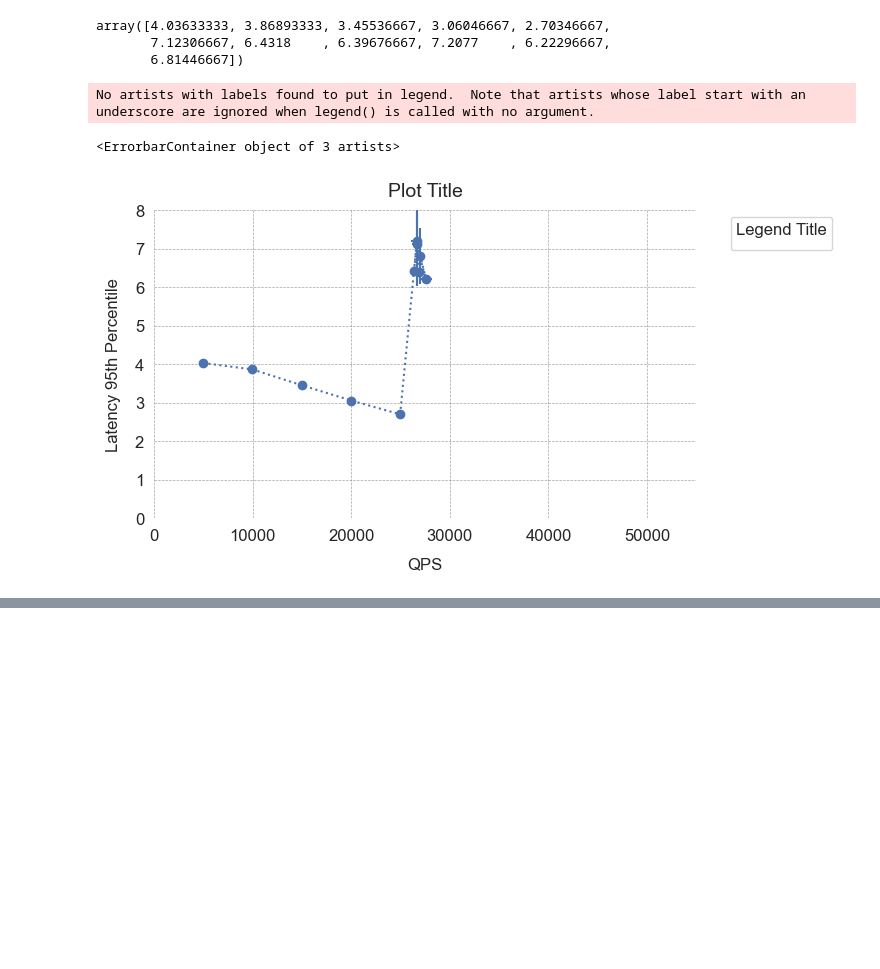
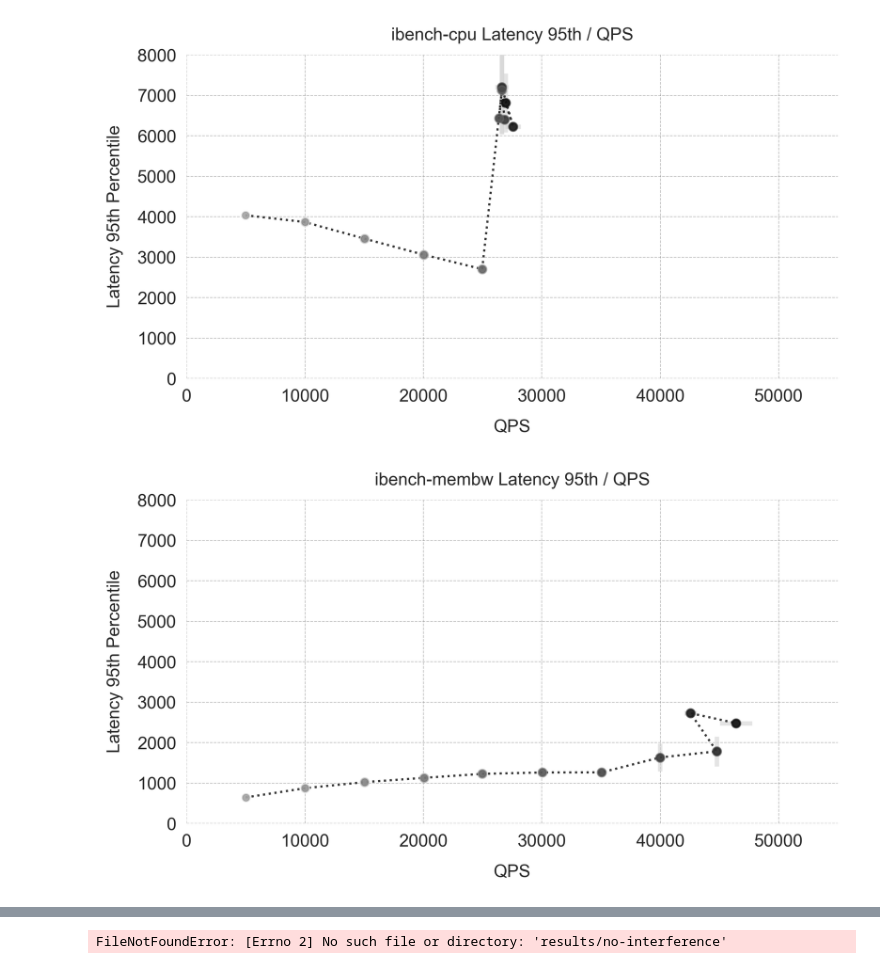
Before and after one commit to dennisjueni/cca-2024, a Jupyter notebook: projects/part1/plot_part1.ipynb, the cells around one changed output, grey strips where cells are left out. Drawn from its saved outputs; the diff is of its cells as text; code cells hidden in the pictures; blank space fills up the shorter version.

Commit message:
add plots

```diff
--- a/projects/part1/plot_part1.ipynb
+++ b/projects/part1/plot_part1.ipynb
@@ -57,29 +6,22 @@ qps_std = np.std(np.array([df1['QPS'], df2['QPS'], df3['QPS']]), axis=0)
-# %%
-p95_mean
-# %% [output]
-array([4.03633333, 3.86893333, 3.45536667, 3.06046667, 2.70346667,
-       7.12306667, 6.4318    , 6.39676667, 7.2077    , 6.22296667,
-       6.81446667])
-# %%
-fig, ax = plt.subplots(figsize=(7, 4))
-sns.set_palette("deep")  # Choose a different palette from the Seaborn documentation
-sns.set_style("whitegrid")  # Other options include "darkgrid", "ticks" etc.
-plt.rcParams["font.size"] = 12
-plt.rcParams["font.family"] = "Arial"
-# Adjust grid line properties
-plt.grid(linestyle="--", linewidth=0.5, color="gray", which="both", alpha=0.7)
-# Thicker axes lines for emphasis
-sns.despine(left=True, bottom=True)  # Removes top and right spines
-# Customize x and y-axis labels
-plt.xlabel("QPS", labelpad=10, fontsize=12)  # Adjust labelpad and fontsize
-plt.ylabel("Latency 95th Percentile", labelpad=10, fontsize=12)
-# Adjust legend title and labels
-plt.legend(title="Legend Title", loc="upper left", bbox_to_anchor=(1.05, 1), fontsize=10)
-plt.title("Plot Title", fontsize=14, pad=10)  # Adjust pad for spacing
-ax.set_xlim(left=0, right=55e3)
-ax.set_ylim(bottom=0, top=8)
-ax.errorbar(qps_mean, p95_mean, xerr=qps_std, yerr=p95_std, linestyle='dotted', marker='o', label="CPU")
-# %% [output]
-No artists with labels found to put in legend.  Note that artists whose label start with an underscore are ignored when legend() is called with no argument.
-<ErrorbarContainer object of 3 artists>
-[figure, removed]
+# %%
+from scripts.utils import *
+
+benchmarks = ["ibench-cpu", "ibench-membw", "ibench-l1d", "ibench-l1i", "ibench-l2", "ibench-llc", "no_interference"]
+
+for benchmark in benchmarks:
+    dfs = load_run_data_folder(f"results/{benchmark}")
+    p95_mean, p95_std = get_mean_std(dfs, 'p95')
+    qps_mean, qps_std = get_mean_std(dfs, 'QPS')
+    plot_errorbar(
+        qps_mean,
+        p95_mean,
+        qps_std,
+        p95_std,
+        title=f"{benchmark} Latency 95th / QPS",
+        xlim=(0, 55e3),
+        ylim=(0, 8e3),
+        colored=True,
+    )
+# %% [output]
+[figure, added]
+[figure, added]
@@ -85,0 +32 @@ No artists with labels found to put in legend.  Note that artists whose label st
+FileNotFoundError: [Errno 2] No such file or directory: 'results/no-interference'
```
Also changed, not shown: parts of 6 cells of this notebook, 9 other files.
